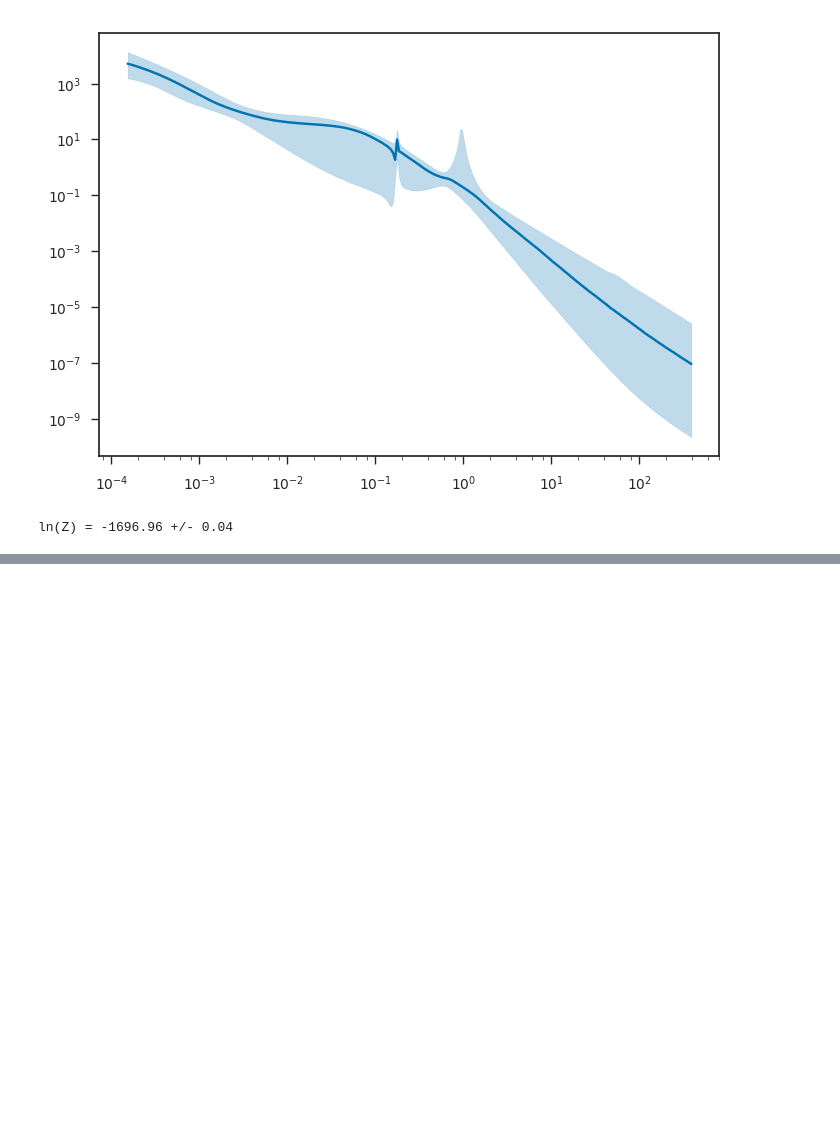
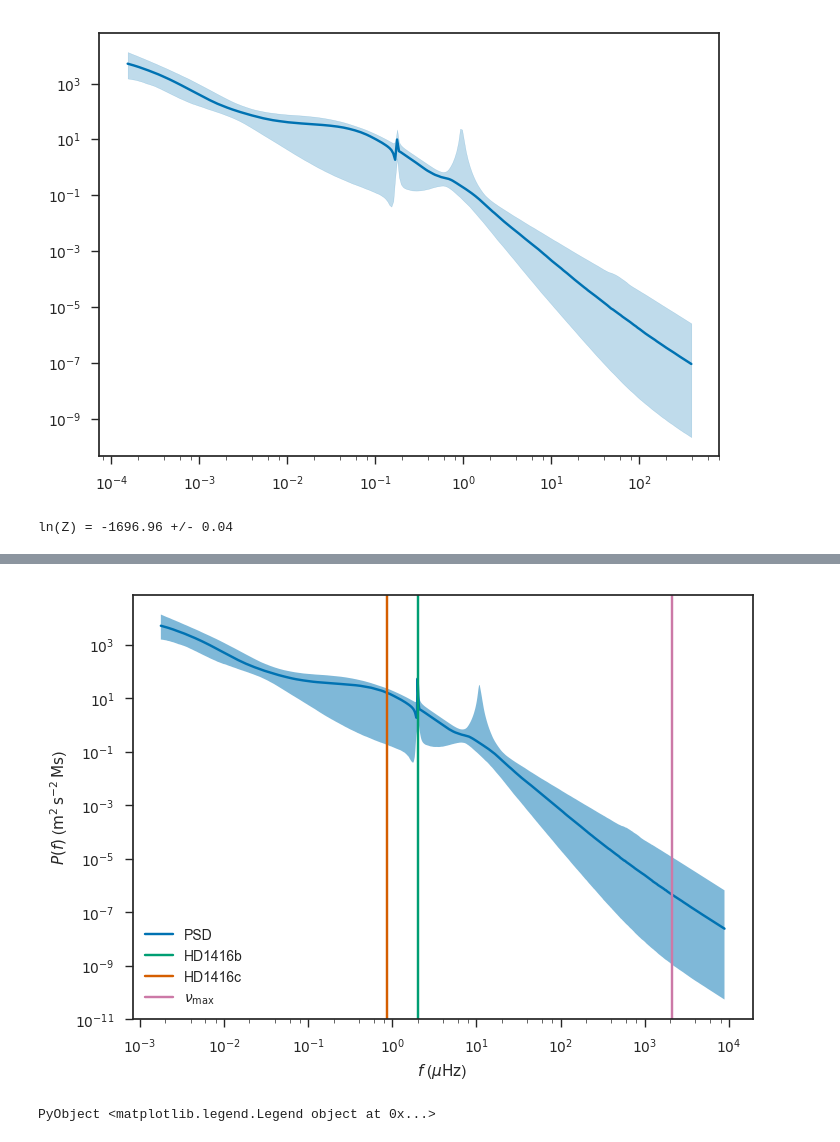
Before and after one commit to afcarl/hires, a Jupyter notebook: notebooks/NuMaxTest.ipynb, the cells around one changed output, grey strips where cells are left out. Drawn from its saved outputs; the diff is of its cells as text; code cells hidden in the pictures; blank space fills up the shorter version.

```diff
--- a/notebooks/NuMaxTest.ipynb
+++ b/notebooks/NuMaxTest.ipynb
@@ -161,3 +161,16 @@ postprocess_plots("../runs/HD1461/state-5-4.dat")
 [figure]
 [figure]
 ln(Z) = -1696.96 +/- 0.04
+# %%
+post, ns = open(deserialize, "../runs/HD1461/state-5-4.dat", "r");
+# %%
+fmin = 1.0/(post.ts[end] - post.ts[1])
+fmax = 1.0/(2.0*(minimum(diff(post.ts))))
+fs = logspace(log10(fmin), log10(fmax), 1000)
+postsamples, loglikes = EnsembleNest.postsample(ns)
+psds = Kalman.psd(post, postsamples, fs);
+# %%
+function huber_relation(M, L, T)
+    numax_sun = 3090 # muHz
+    M*(T/5777.0)^3.5/L*numax_sun
+end
@@ -163,0 +180,23 @@ ln(Z) = -1696.96 +/- 0.04
+# %%
+nfs = size(fs, 1)
+mid = zeros(nfs)
+low = zeros(nfs)
+high = zeros(nfs)
+for i in 1:nfs
+    p = vec(psds[i,:])
+    mid[i] = median(p)
+    low[i] = quantile(p, 0.16)
+    high[i] = quantile(p, 0.84)
+end
+perdaytomuhz = 1e6/(24.0*3600.0)
+loglog(fs*perdaytomuhz, mid, label="PSD")
+fill_between(fs*perdaytomuhz, high, low, alpha=0.5)
+xlabel(L"$f$ ($\mu \mathrm{Hz}$)")
+ylabel(L"$P(f)$ ($\mathrm{m}^2 \, \mathrm{s}^{-2} \, \mathrm{Ms}$)")
+axvline(1.0/5.7726*perdaytomuhz, color=sns.color_palette()[2], label="HD1416b")
+axvline(1.0/13.505*perdaytomuhz, color=sns.color_palette()[3], label="HD1416c")
+axvline(huber_relation(1.05, 1.1893, 5386), color=sns.color_palette()[4], label=L"$\nu_\mathrm{max}$")
+legend(loc="best")
+# %% [output]
+[figure, added]
+PyObject <matplotlib.legend.Legend object at 0x...>
```
Also changed, not shown: parts of 3 cells of this notebook.
